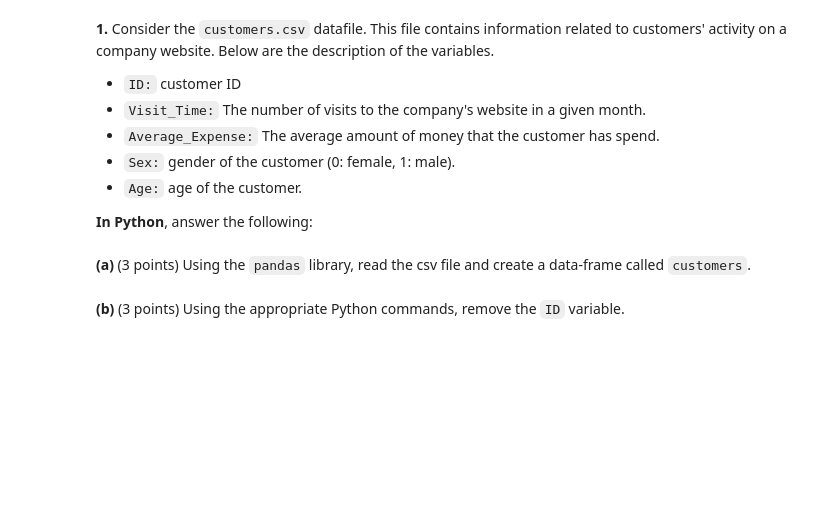
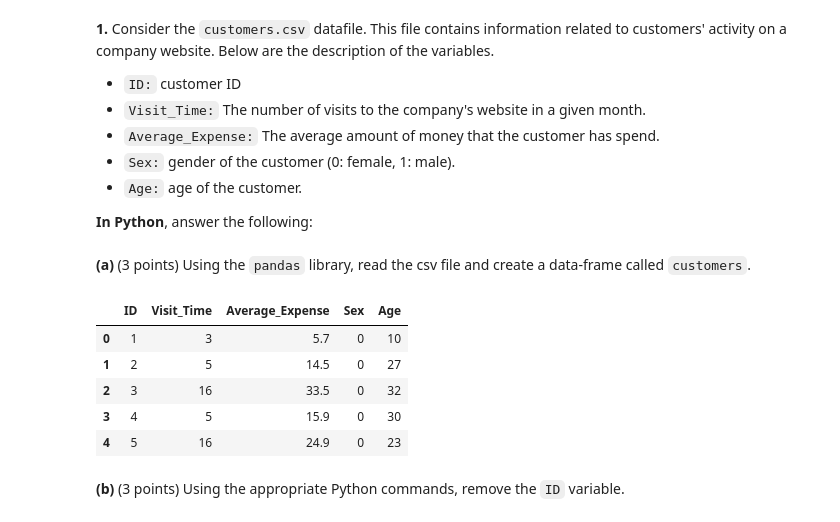
Before and after one commit to Yusuf98-c/DATA-545-In-Class, a Jupyter notebook: In_Class_17.ipynb, the cells around one changed output. Cells and saved outputs as stored; diff of their text form; code cells hidden in the pictures; blank space fills up the shorter version.

```diff
--- a/In_Class_17.ipynb
+++ b/In_Class_17.ipynb
@@ -12,5 +12,18 @@
 **In Python**, answer the following:
 # %% [markdown]
 **(a)** (3 points) Using the `pandas` library, read the csv file and create a data-frame called `customers`.
+# %%
+
+import pandas as pd
+
+customers = pd.read_csv("customers.csv")
+customers.head()
+# %% [output]
+|  | ID | Visit_Time | Average_Expense | Sex | Age |
+| 0 | 1 | 3 | 5.7 | 0 | 10 |
+| 1 | 2 | 5 | 14.5 | 0 | 27 |
+| 2 | 3 | 16 | 33.5 | 0 | 32 |
+| 3 | 4 | 5 | 15.9 | 0 | 30 |
+| 4 | 5 | 16 | 24.9 | 0 | 23 |
 # %% [markdown]
 **(b)** (3 points) Using the appropriate Python commands, remove the `ID` variable.
```
Also changed, not shown: parts of 7 cells of this notebook.
